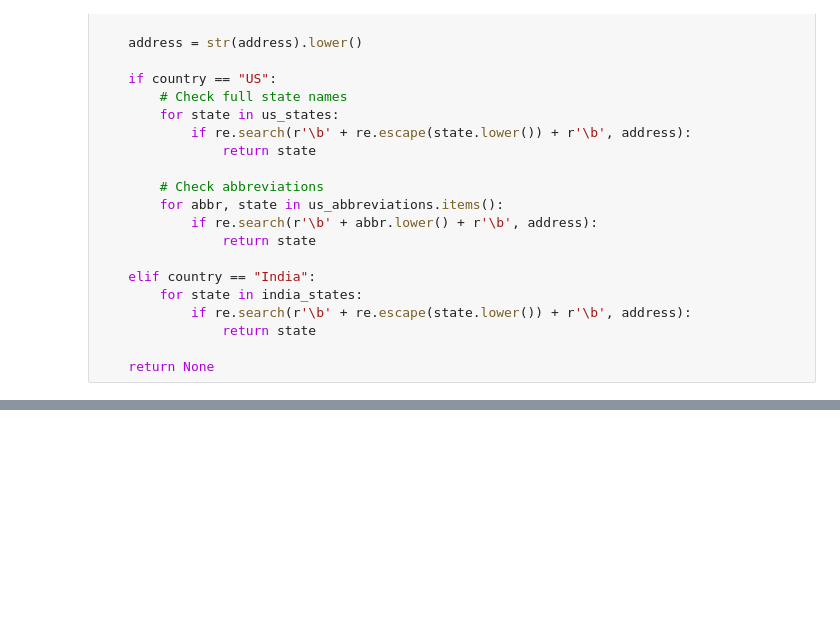
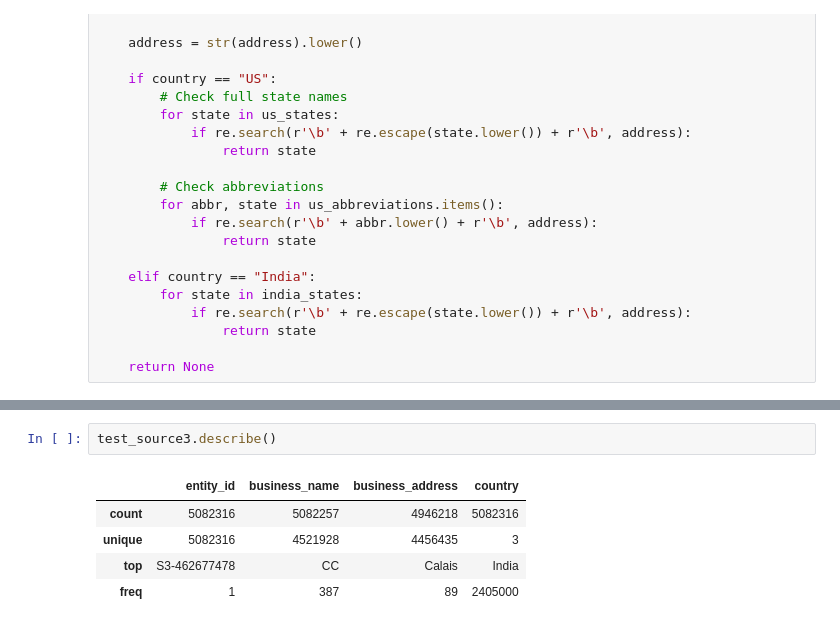
Before and after one commit to Chirag-OP/amazon_ml_challenge, a Jupyter notebook: preprocessing.ipynb, the cells around one changed output, grey strips where cells are left out. Cells and saved outputs as stored; diff of their text form; blank space fills up the shorter version.

```diff
--- a/preprocessing.ipynb
+++ b/preprocessing.ipynb
@@ -179,0 +311,8 @@ def extract_state(address, country):
+# %%
+test_source3.describe()
+# %% [output]
+|  | entity_id | business_name | business_address | country |
+| count | 5082316 | 5082257 | 4946218 | 5082316 |
+| unique | 5082316 | 4521928 | 4456435 | 3 |
+| top | S3-462677478 | CC | Calais | India |
+| freq | 1 | 387 | 89 | 2405000 |
```
Also changed, not shown: parts of 10 cells of this notebook, 5 other files.
